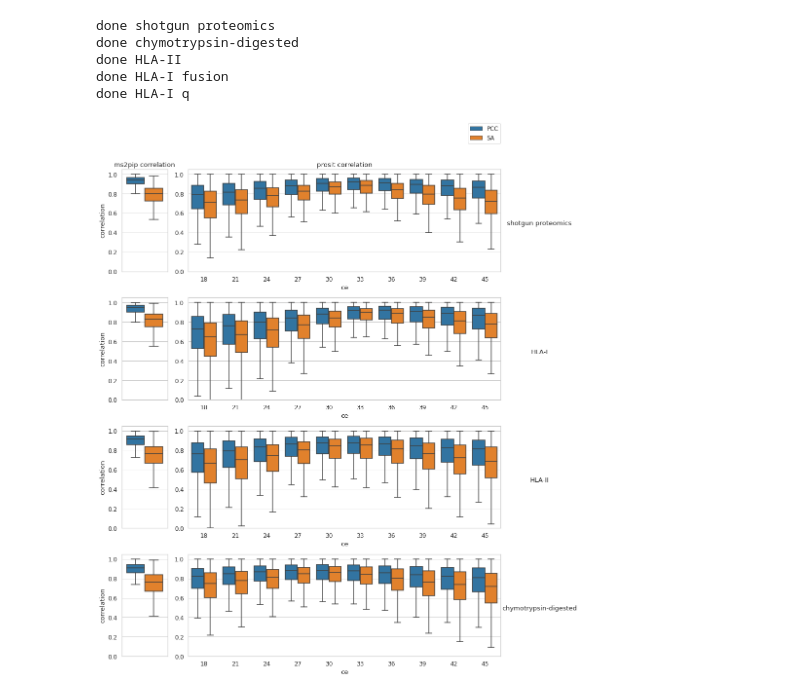
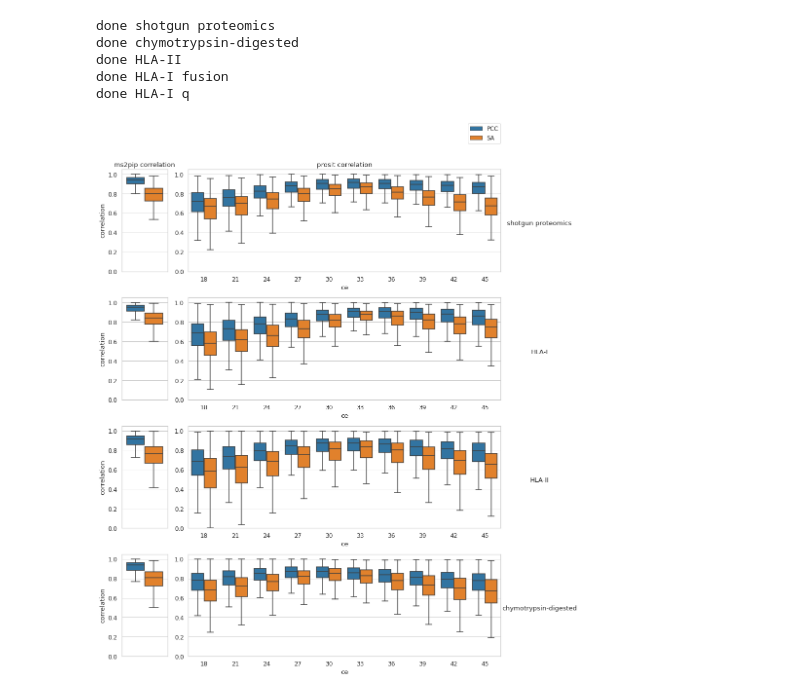
Before and after one commit to compomics/ms2rescore-immunopeptidomics-manuscript, a Jupyter notebook: notebooks/Prosit_spectra_comp.ipynb, the cells around one changed output. Cells and saved outputs as stored; diff of their text form; code cells hidden in the pictures.

Commit message:
spectrum correlation changes

```diff
--- a/notebooks/Prosit_spectra_comp.ipynb
+++ b/notebooks/Prosit_spectra_comp.ipynb
@@ -176,12 +199,13 @@ correlations = pd.concat([Current_model_perfY, Current_model_perfB])
 # %%
-ms2pip_corr = correlations.groupby(by=["spec_id", "testset"]).agg({"target": list, "predictions": list}).reset_index()
+ms2pip_corr = correlations.groupby(by=["spec_id", "testset"]).agg({"target": list, "prediction": list}).reset_index()
 ms2pip_corr["length"] = ms2pip_corr.target.apply(len)
 ms2pip_corr = ms2pip_corr[ms2pip_corr["length"] > 2]
-ms2pip_corr["PCC"] = ms2pip_corr.apply(lambda x: ms2pip_pearson(x.target, x.predictions), axis=1)
-ms2pip_corr["SA"] = ms2pip_corr.apply(lambda x: spectral_angle(x.target, x.predictions), axis=1)
+ms2pip_corr.drop("length", axis=1, inplace=True)
+ms2pip_corr["PCC"] = ms2pip_corr.apply(lambda x: ms2pip_pearson(x.target, x.prediction), axis=1)
+ms2pip_corr["SA"] = ms2pip_corr.apply(lambda x: spectral_angle(x.target, x.prediction), axis=1)
 # %%
 ms2pip_corr = ms2pip_corr.melt(
-    id_vars=["spec_id","testset","target", "predictions"],
+    id_vars=["spec_id","testset","target", "prediction"],
     value_vars=["PCC", "SA"],
     var_name="correlation metric",
     value_name="correlation"
@@ -202,10 +226,12 @@ len(ms2pip_corr["spec_id"].unique())
 # %%
 def get_prosit_corr(data_dict):
     dataframes = []
+    predictions = []
     for testset, file in data_dict.items():
         pr = PrositLib(file)
+        predictions.append(pr.prositlib)
         #pr.prositlib = pr.prositlib[~(pr.prositlib["FragmentCharge"].isna())]
-        prediction_df = pr.calculate_prediction_correlation(["spec_id", "ce", "ion"])
+        prediction_df = pr.calculate_prediction_correlation(["spec_id", "ce"])
         if "HLA-I " in testset:
             prediction_df["testset"] = "HLA-I"
         else:
@@ -214,9 +240,10 @@ def get_prosit_corr(data_dict):
         print(f"done {testset}")
 
     correlation_df = pd.concat(dataframes)
+    prediction_df = pd.concat(predictions)
     #correlation_df["ion"] = correlation_df["ion"].str.lower()
     correlation_df = correlation_df[~(correlation_df["PCC"].isna())] # remove nan values for peptides that were not present in prosit output
-    return correlation_df
+    return correlation_df, prediction_df
 # %%
 prosit_tests = {
     "shotgun proteomics" : "data/Prosit_comparison/HCD_PXD008034_Ecoli_prosit_predictions_ce_ramp.csv",
@@ -227,7 +254,7 @@ prosit_tests = {
 
 }
 # %%
-prosit_correlations = get_prosit_corr(prosit_tests)
+prosit_correlations, prosit_preds = get_prosit_corr(prosit_tests)
 # %% [output]
 done shotgun proteomics
 done chymotrypsin-digested
@@ -242,12 +269,6 @@ prosit_cor = prosit_cor[~(prosit_cor["spec_id"].isin(train_ovp))]
 # %%
 fig = plt.Figure(figsize=(14,16))
 
-model_map = {
-    "shotgun proteomics": "Immuno-chymotrypsin model",
-    "HLA-I": "Immunopeptide model",
-    "HLA-II": "Immunopeptide model",
-    "chymotrypsin-digested": "Immuno-chymotrypsin model"
-}
 
 for i, testset in enumerate(["shotgun proteomics", "HLA-I", "HLA-II", "chymotrypsin-digested"]):
 
@@ -264,31 +285,31 @@ for i, testset in enumerate(["shotgun proteomics", "HLA-I", "HLA-II", "chymotryp
         showfliers=False
         )
     ax1.set_ylim(0,1.05)
     ax1.get_legend().remove()
     ax1.set(xticklabels=[], xlabel="")
 
     ax2 = plt.subplot2grid((4,6),(i,1), colspan=5, fig=fig, sharey=ax1)
     sns.boxplot(
         x="ce",
         y="correlation",
         hue="correlation metric",
         data=prosit_cor[prosit_cor["testset"] == testset],
         showfliers=False,
         ax=ax2
         )
     ax2.yaxis.set_label_position("right")
     ax2.set_ylabel(f"{testset}", rotation=0, labelpad=80)
     if i==0:
         ax1.set_title("ms2pip correlation")
         ax2.set_title("prosit correlation")
         ax2.legend(bbox_to_anchor=(1.01,1.48))
 
     else:
         ax2.get_legend().remove()
 
 
 fig.tight_layout()
 fig.savefig("data/Figures/FigureS7.svg")
 fig
 # %% [output]
-[figure, old version]
+[figure, new version]
```
Also changed, not shown: parts of 5 cells of this notebook, 4 other files.
